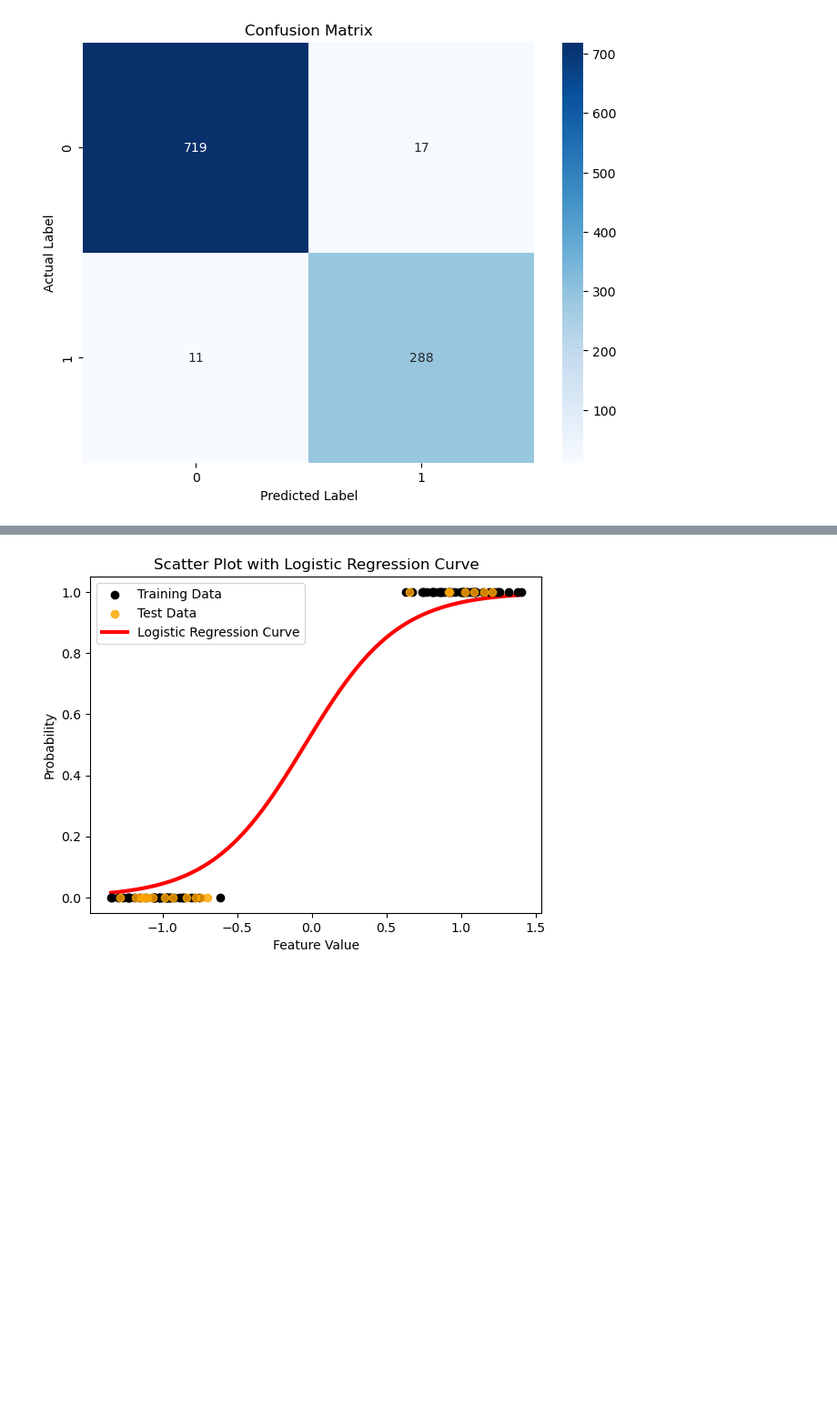
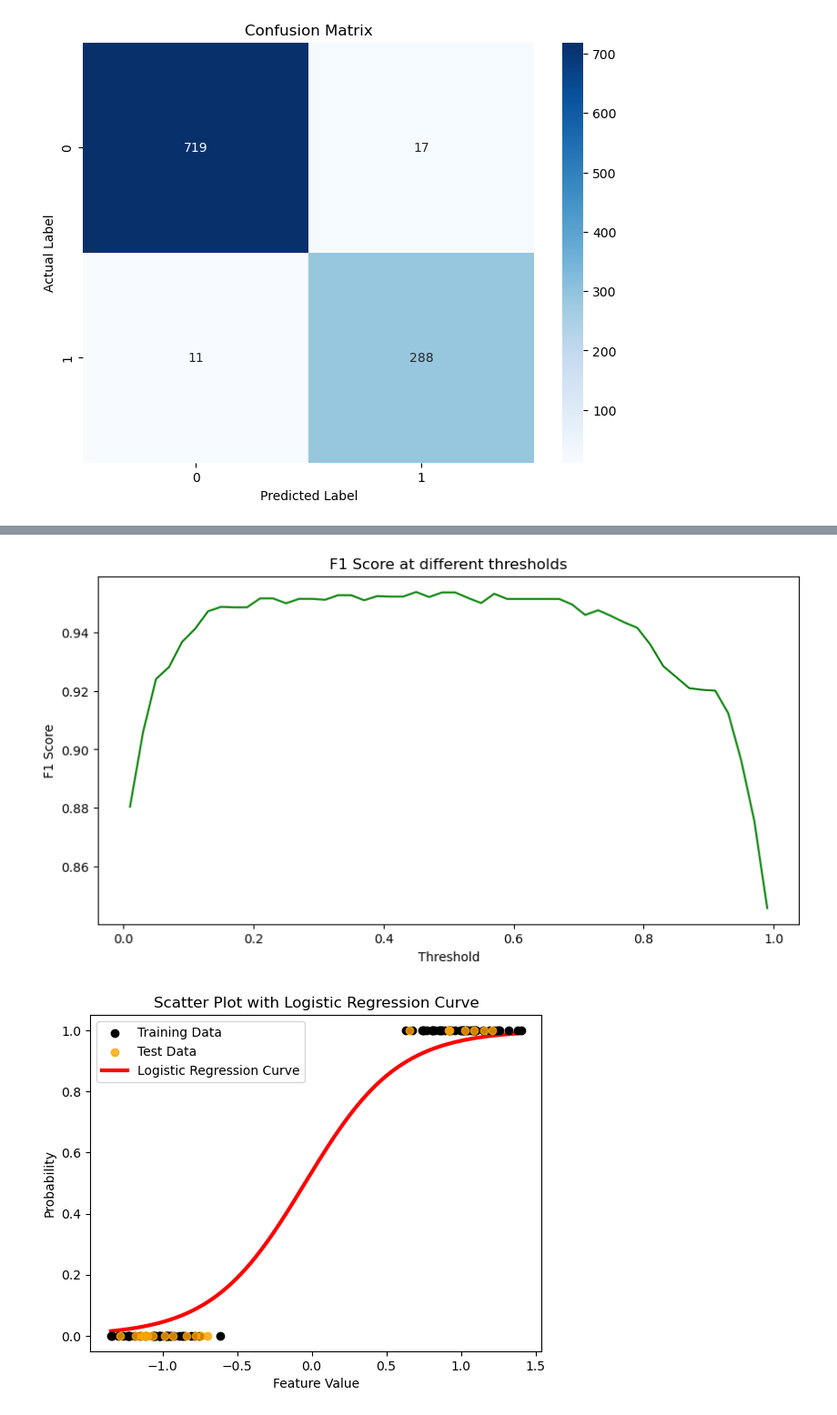
Before and after one commit to lucaspunz/ml-project, a Jupyter notebook: logistic.ipynb, the cells around one changed output, grey strips where cells are left out. Shown at 91% size. Cells and saved outputs as stored; diff of their text form; code cells hidden in the pictures; blank space fills up the shorter version.

```diff
--- a/logistic.ipynb
+++ b/logistic.ipynb
@@ -106,3 +108,22 @@ plt.show()
+# %%
+from sklearn.metrics import f1_score
+import numpy as np
+
+thresholds = np.linspace(0.01, 0.99, 50)
+f1_scores = []
+
+for thresh in thresholds:
+    y_pred_thresh = (y_pred_prob > thresh).astype(int)
+    f1_scores.append(f1_score(y_test, y_pred_thresh))
+
+plt.figure(figsize=(10, 5))
+plt.plot(thresholds, f1_scores, color='green')
+plt.xlabel('Threshold')
+plt.ylabel('F1 Score')
+plt.title('F1 Score at different thresholds')
+plt.show()
+# %% [output]
+[figure, added]
 # %%
 # For reproducibility
 np.random.seed(0)
```
Also changed, not shown: parts of 4 cells of this notebook, 1 other file.
